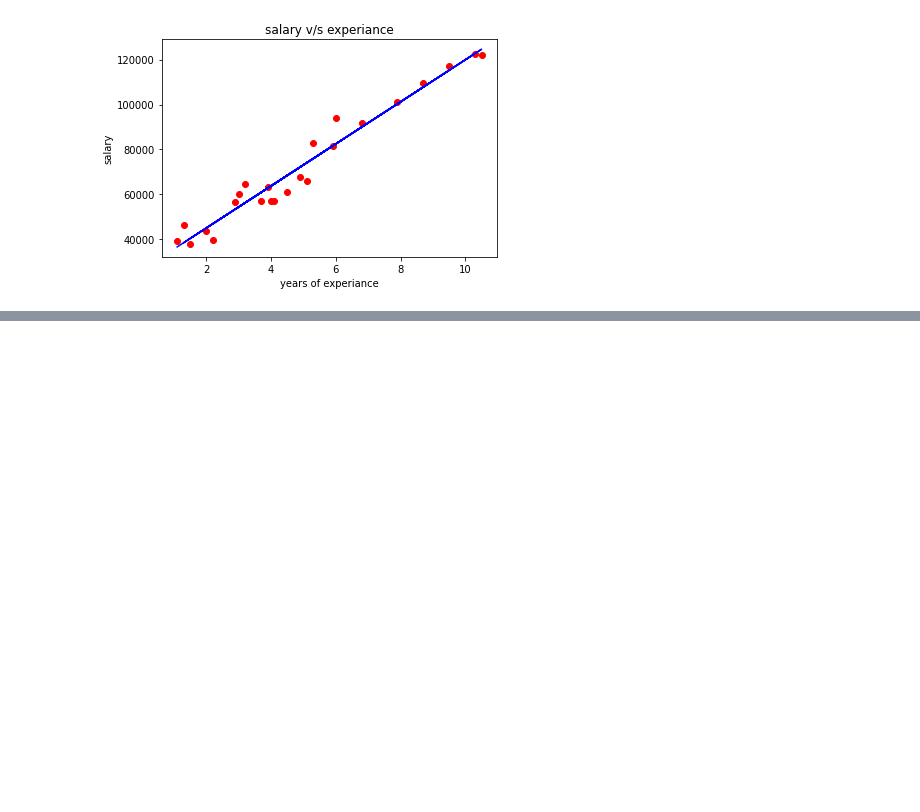
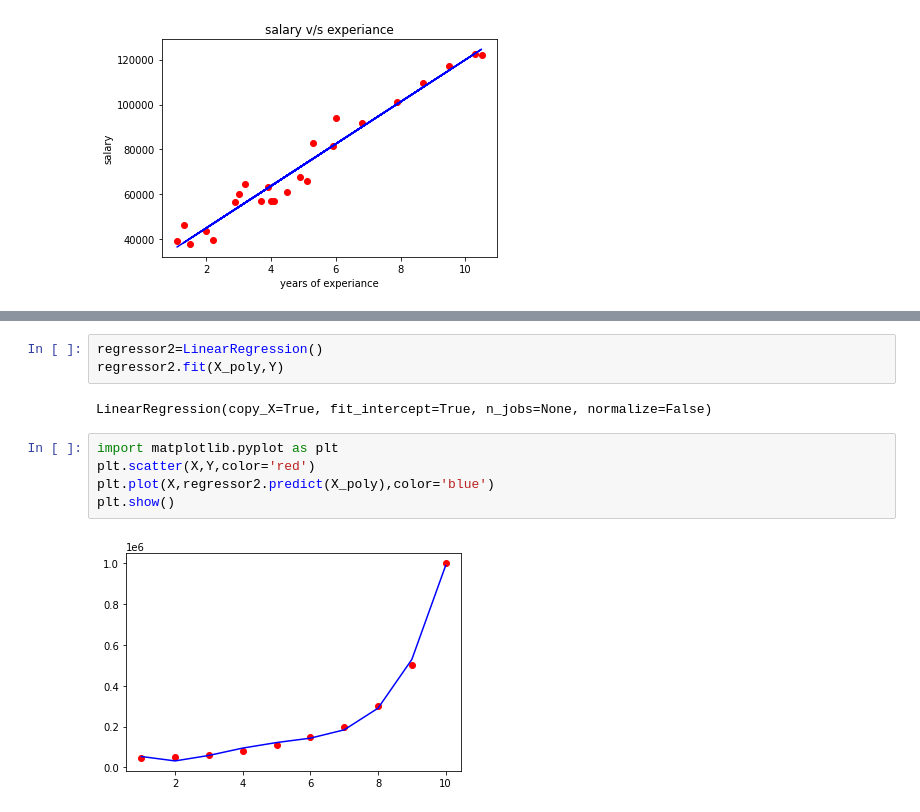
Before and after one commit to NALLAKRISHNAPRIYA/python-git-project, a Jupyter notebook: Salary_Prediction_SLR.ipynb, the cells around one changed output, grey strips where cells are left out. Cells and saved outputs as stored; diff of their text form; blank space fills up the shorter version.

```diff
--- a/Salary_Prediction_SLR.ipynb
+++ b/Salary_Prediction_SLR.ipynb
@@ -163,0 +267,12 @@ plt.show()
+# %%
+regressor2=LinearRegression()
+regressor2.fit(X_poly,Y)
+# %% [output]
+LinearRegression(copy_X=True, fit_intercept=True, n_jobs=None, normalize=False)
+# %%
+import matplotlib.pyplot as plt
+plt.scatter(X,Y,color='red')
+plt.plot(X,regressor2.predict(X_poly),color='blue')
+plt.show()
+# %% [output]
+[figure, added]
```
Also changed, not shown: parts of 16 cells of this notebook.
